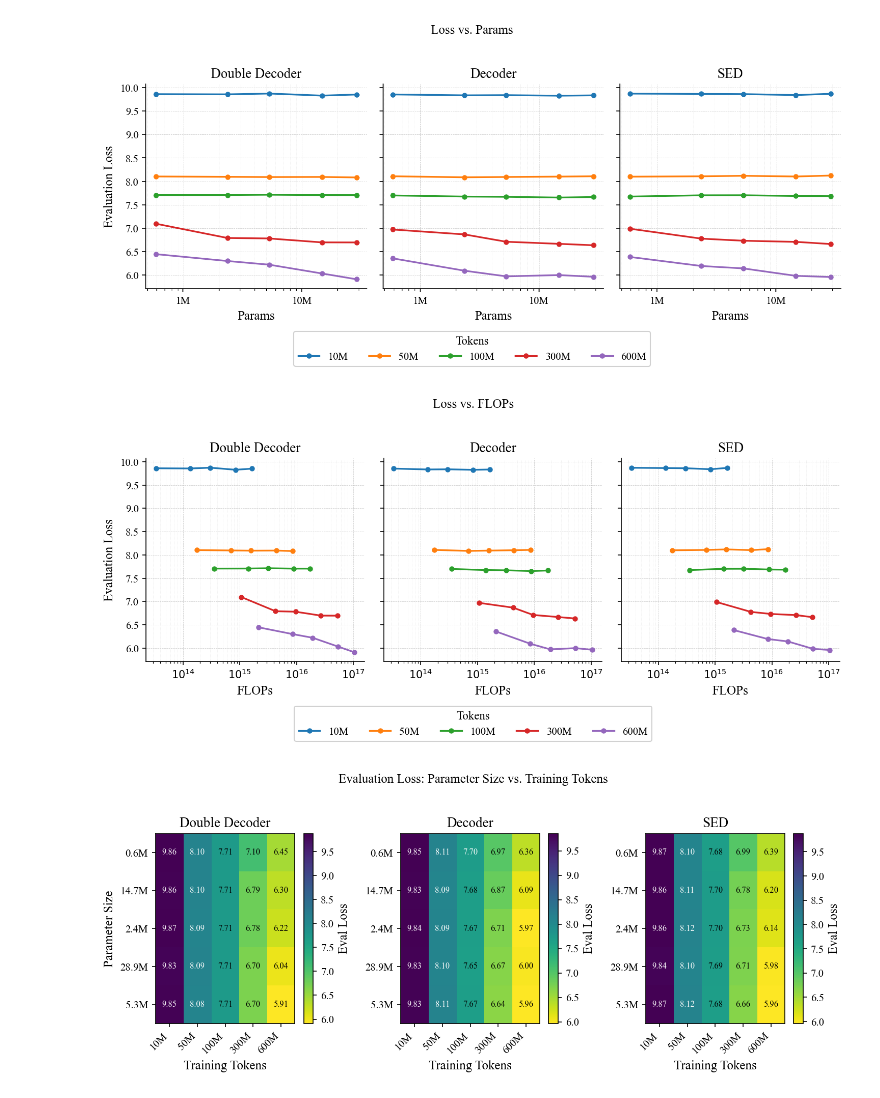
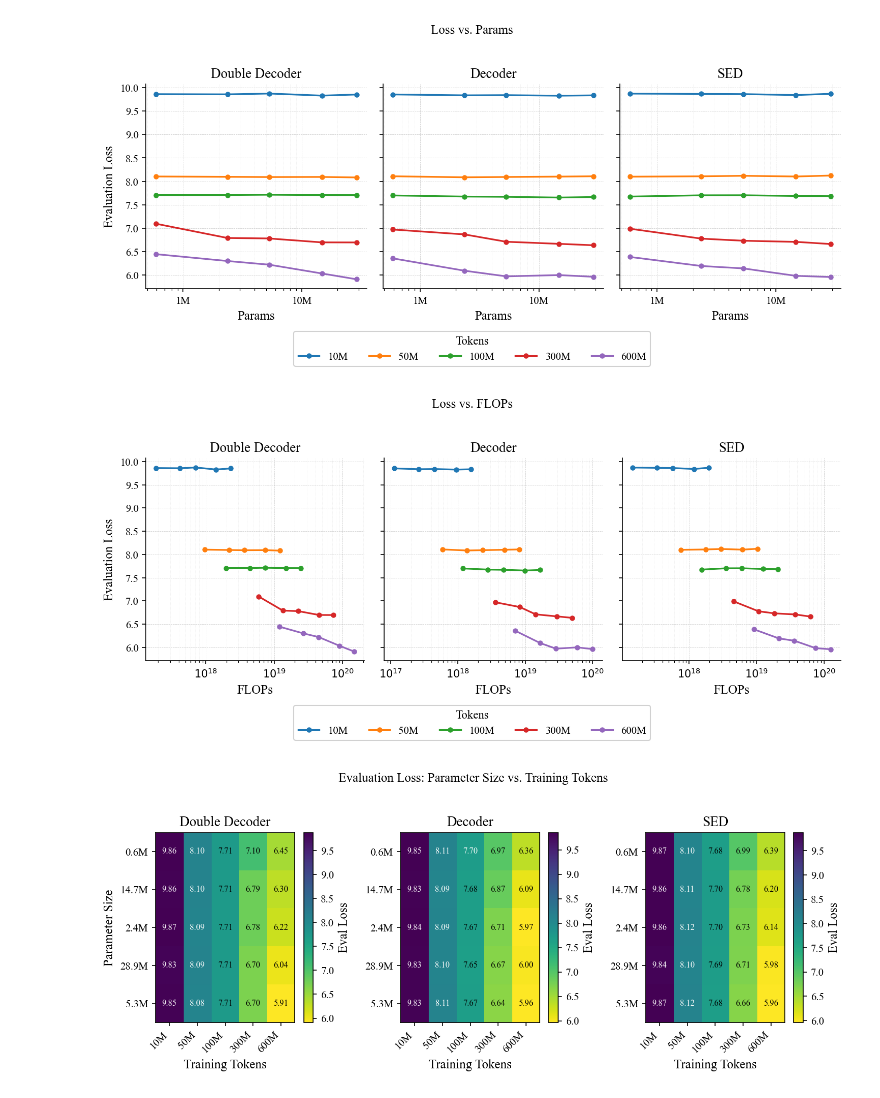
Before and after one commit to ashlab11/block-based-double-decoder, a Jupyter notebook: evals/scaling_laws.ipynb, the cells around one changed output. Saved outputs shown, nothing was run; the diff lists cells and outputs as text; code cells hidden in the pictures.

```diff
--- a/evals/scaling_laws.ipynb
+++ b/evals/scaling_laws.ipynb
@@ -123,7 +169,7 @@ fig, axes = plt.subplots(1, 3, figsize=(10, 4), sharey=True)
 for ax, model_type, param_type in zip(axes, model_types, params_org):
     for i, size_label in enumerate(param_type):
         losses = [data[token][size_label]["final_eval_loss"] for token in tokens]
-        flops  = [6 * data[token][size_label]["non_emb_params"] * data[token][size_label]["tokens_seen"] for token in tokens]
+        flops = [compute_flops(data[token][size_label]) for token in tokens]
         ax.plot(
             flops, losses,
             color=colors[i],
@@ -208,7 +254,7 @@ fig, axes = plt.subplots(1, 3, figsize=(10, 4), sharey=True)
 for ax, model_type, param_type in zip(axes, model_types, params_org):
     for i, token_budget in enumerate(tokens):
         losses = [data[token_budget][size_label]["final_eval_loss"] for size_label in param_type]
-        flops  = [6 * data[token_budget][size_label]["non_emb_params"] * data[token_budget][size_label]["tokens_seen"] for size_label in param_type]
+        flops = [compute_flops(data[token_budget][size_label]) for size_label in param_type]
         ax.plot(
             flops, losses,
             color=colors[i],
@@ -216,34 +262,34 @@ for ax, model_type, param_type in zip(axes, model_types, params_org):
             markersize=4,
             linewidth=1.6,
             label=token_budget,
         )
     ax.set_title(arch_labels.get(model_type, model_type))
     ax.set_xlabel("FLOPs")
     ax.set_xscale("log")
     ax.grid(True, which="both",  linestyle="--", linewidth=0.4, alpha=0.6)
     ax.grid(True, which="minor", linestyle=":",  linewidth=0.3, alpha=0.4)
     ax.spines["top"].set_visible(False)
     ax.spines["right"].set_visible(False)
     ax.xaxis.set_major_formatter(FuncFormatter(flops_fmt))
 
 axes[0].set_ylabel("Evaluation Loss")
 
 # Shared legend below all subplots
 handles, _ = axes[0].get_legend_handles_labels()
 fig.legend(
     handles, tokens,
     title="Tokens",
     loc="lower center",
     bbox_to_anchor=(0.5, -0.12),
     ncol=5,
     frameon=True, framealpha=0.9, edgecolor="0.8",
 )
 
 fig.suptitle("Loss vs. FLOPs", y=1.02, fontsize=12)
 plt.tight_layout()
 plt.show()
 # %% [output]
-[figure, old version]
+[figure, new version]
 # %%
 # Plot loss on a parameter size vs number of tokens heatmap
 fig, axes = plt.subplots(1, 3, figsize=(10, 4))
```
Also changed, not shown: parts of 2 cells of this notebook.
